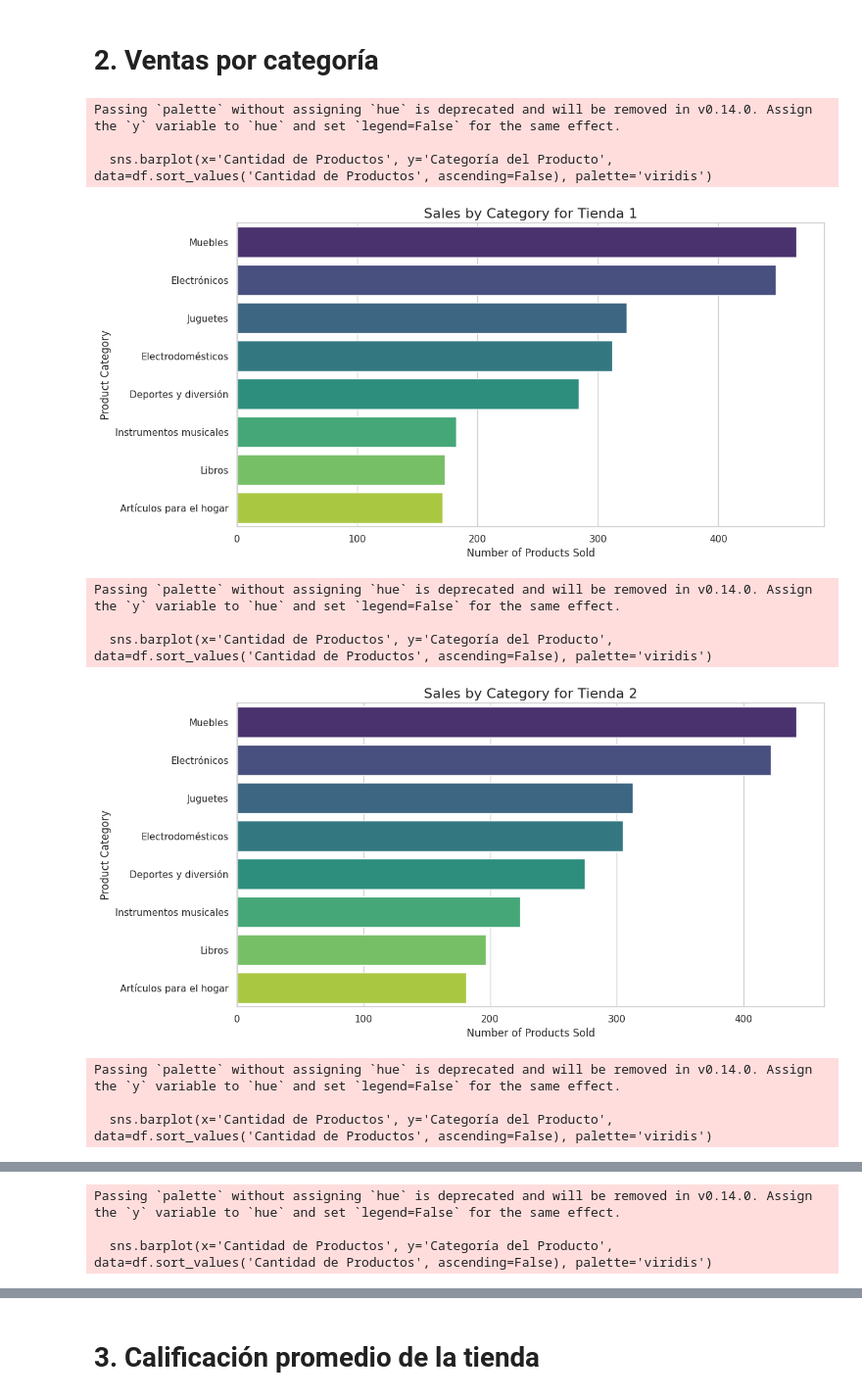
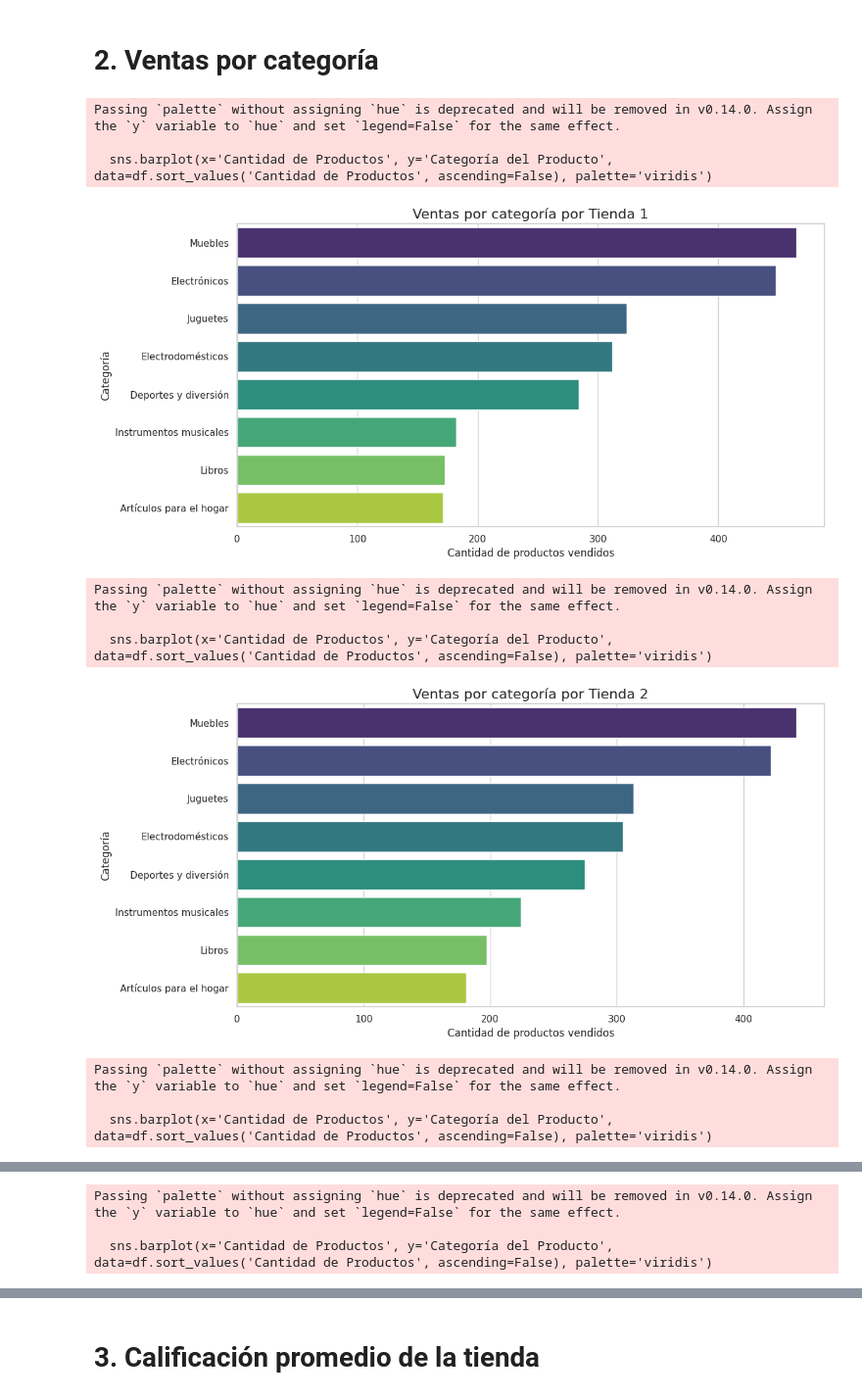
Before and after one commit to Socadan/challenge1-data-science-latam, a Jupyter notebook: AluraStoreLatam.ipynb, the cells around one changed output, grey strips where cells are left out. Shown at 98% size. Saved outputs shown, nothing was run; the diff lists cells and outputs as text; code cells hidden in the pictures.

```diff
--- a/AluraStoreLatam.ipynb
+++ b/AluraStoreLatam.ipynb
@@ -76,34 +76,34 @@ Participación de Tienda 4: 23.58%
 # %%
 import matplotlib.pyplot as plt
 import seaborn as sns
 
-# Set plot style
+# Estilo de gráfico
 sns.set_theme(style="whitegrid")
 
-# Function to plot sales by category for a given store
-def plot_sales_by_category(df, store_name):
+# Función para graficar las ventas por categoría de una tienda determinada.
+def grafico_ventas_por_categoria(df, store_name):
     plt.figure(figsize=(12, 6))
     sns.barplot(x='Cantidad de Productos', y='Categoría del Producto', data=df.sort_values('Cantidad de Productos', ascending=False), palette='viridis')
-    plt.title(f'Sales by Category for {store_name}', fontsize=16)
-    plt.xlabel('Number of Products Sold', fontsize=12)
-    plt.ylabel('Product Category', fontsize=12)
+    plt.title(f'Ventas por categoría por {store_name}', fontsize=16)
+    plt.xlabel('Cantidad de productos vendidos', fontsize=12)
+    plt.ylabel('Categoría', fontsize=12)
     plt.tight_layout()
     plt.show()
 
 # Plot for each store
-plot_sales_by_category(sales_by_category_tienda1, 'Tienda 1')
-plot_sales_by_category(sales_by_category_tienda2, 'Tienda 2')
-plot_sales_by_category(sales_by_category_tienda3, 'Tienda 3')
-plot_sales_by_category(sales_by_category_tienda4, 'Tienda 4')
+grafico_ventas_por_categoria(ventas_por_categoria_tienda1, 'Tienda 1')
+grafico_ventas_por_categoria(ventas_por_categoria_tienda2, 'Tienda 2')
+grafico_ventas_por_categoria(ventas_por_categoria_tienda3, 'Tienda 3')
+grafico_ventas_por_categoria(ventas_por_categoria_tienda4, 'Tienda 4')
 # %% [output]
 Passing `palette` without assigning `hue` is deprecated and will be removed in v0.14.0. Assign the `y` variable to `hue` and set `legend=False` for the same effect.
 
   sns.barplot(x='Cantidad de Productos', y='Categoría del Producto', data=df.sort_values('Cantidad de Productos', ascending=False), palette='viridis')
-[figure, old version]
+[figure, new version]
 Passing `palette` without assigning `hue` is deprecated and will be removed in v0.14.0. Assign the `y` variable to `hue` and set `legend=False` for the same effect.
 
   sns.barplot(x='Cantidad de Productos', y='Categoría del Producto', data=df.sort_values('Cantidad de Productos', ascending=False), palette='viridis')
-[figure, old version]
+[figure, new version]
 Passing `palette` without assigning `hue` is deprecated and will be removed in v0.14.0. Assign the `y` variable to `hue` and set `legend=False` for the same effect.
 
   sns.barplot(x='Cantidad de Productos', y='Categoría del Producto', data=df.sort_values('Cantidad de Productos', ascending=False), palette='viridis')
```
Also changed, not shown: parts of 18 cells of this notebook.
